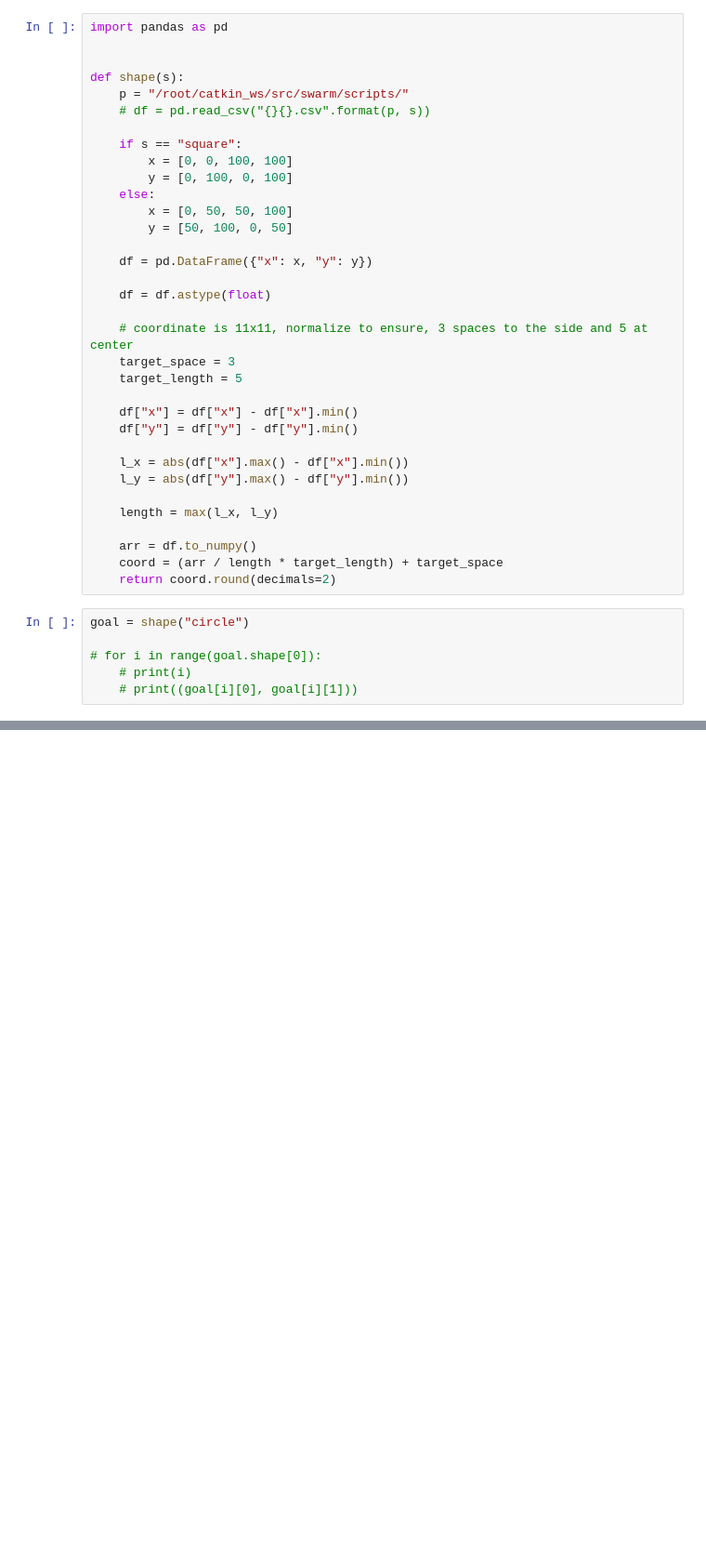
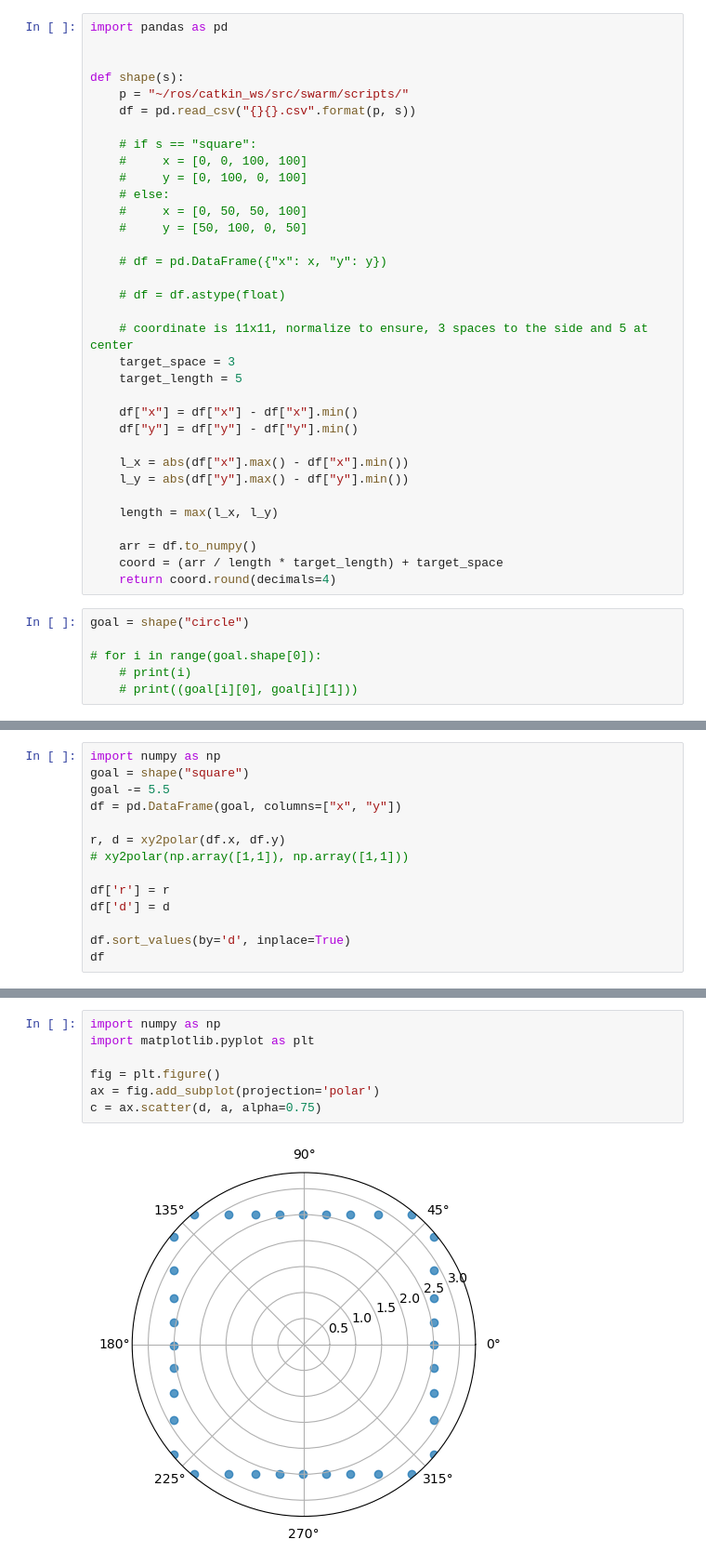
Before and after one commit to Hafiidz/swarm, a Jupyter notebook: scripts/test.ipynb, the cells around one changed output, grey strips where cells are left out. Shown at 93% size. Drawn from its saved outputs; the diff is of its cells as text; blank space fills up the shorter version.

```diff
--- a/scripts/test.ipynb
+++ b/scripts/test.ipynb
@@ -3,19 +3,19 @@ import pandas as pd
 
 
 def shape(s):
-    p = "/root/catkin_ws/src/swarm/scripts/"
-    # df = pd.read_csv("{}{}.csv".format(p, s))
+    p = "~/ros/catkin_ws/src/swarm/scripts/"
+    df = pd.read_csv("{}{}.csv".format(p, s))
 
-    if s == "square":
-        x = [0, 0, 100, 100]
-        y = [0, 100, 0, 100]
-    else:
-        x = [0, 50, 50, 100]
-        y = [50, 100, 0, 50]
+    # if s == "square":
+    #     x = [0, 0, 100, 100]
+    #     y = [0, 100, 0, 100]
+    # else:
+    #     x = [0, 50, 50, 100]
+    #     y = [50, 100, 0, 50]
 
-    df = pd.DataFrame({"x": x, "y": y})
+    # df = pd.DataFrame({"x": x, "y": y})
 
-    df = df.astype(float)
+    # df = df.astype(float)
 
     # coordinate is 11x11, normalize to ensure, 3 spaces to the side and 5 at center
     target_space = 3
@@ -31,7 +31,7 @@ def shape(s):
 
     arr = df.to_numpy()
     coord = (arr / length * target_length) + target_space
-    return coord.round(decimals=2)
+    return coord.round(decimals=4)
 # %%
 goal = shape("circle")
 
@@ -67,0 +111,14 @@ sns.lineplot()
+# %%
+import numpy as np
+goal = shape("square")
+goal -= 5.5
+df = pd.DataFrame(goal, columns=["x", "y"])
+
+r, d = xy2polar(df.x, df.y)
+# xy2polar(np.array([1,1]), np.array([1,1]))
+
+df['r'] = r
+df['d'] = d
+
+df.sort_values(by='d', inplace=True)
+df
@@ -67,0 +143,9 @@ sns.lineplot()
+# %%
+import numpy as np
+import matplotlib.pyplot as plt
+
+fig = plt.figure()
+ax = fig.add_subplot(projection='polar')
+c = ax.scatter(d, a, alpha=0.75)
+# %% [output]
+[figure, added]
```
Also changed, not shown: parts of 4 cells of this notebook, 2 other files.
